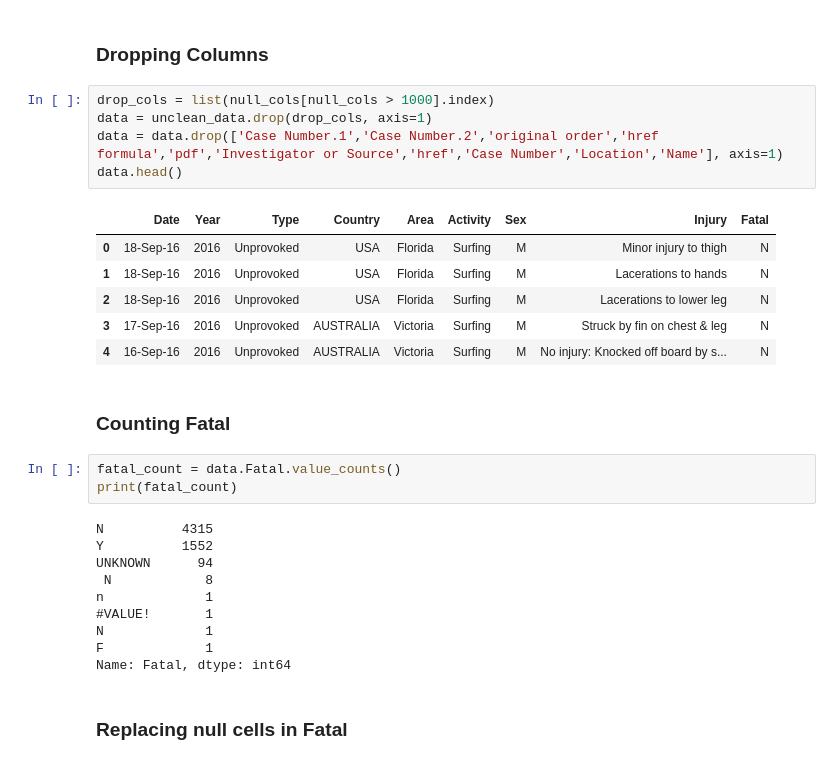
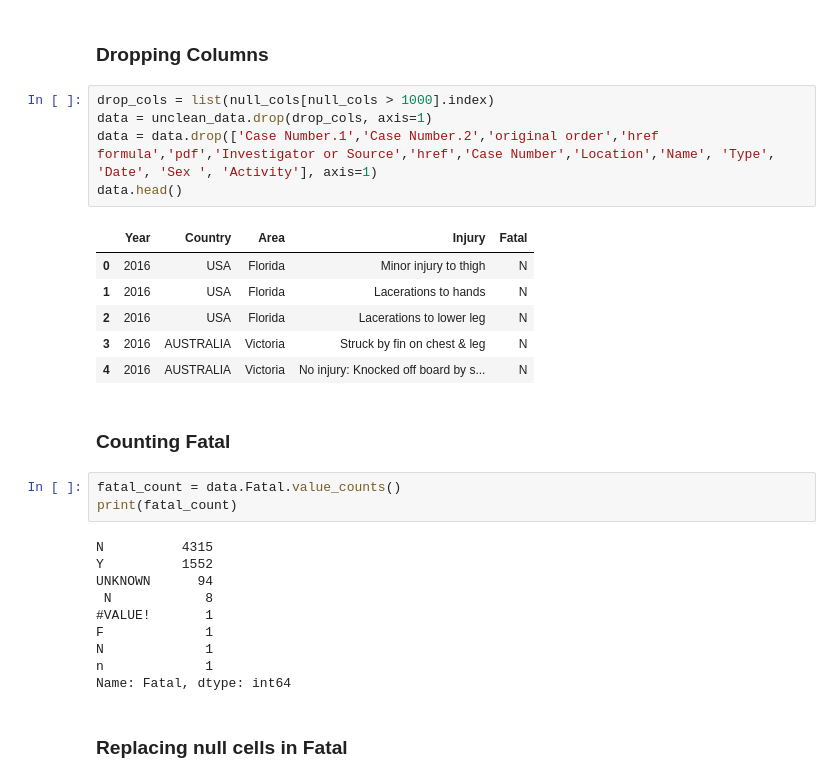
Before and after one commit to ironhack-datalabs/datamad0419, a Jupyter notebook: module-1/pandas-project/your-code/data-wrangling.ipynb, the cells around one changed output. Saved outputs shown, nothing was run; the diff lists cells and outputs as text.

```diff
--- a/module-1/pandas-project/your-code/data-wrangling.ipynb
+++ b/module-1/pandas-project/your-code/data-wrangling.ipynb
@@ -81,15 +81,15 @@ unclean_data.isnull().sum().sum() # Adding total numbers of null
 # %%
 drop_cols = list(null_cols[null_cols > 1000].index)
 data = unclean_data.drop(drop_cols, axis=1)
-data = data.drop(['Case Number.1','Case Number.2','original order','href formula','pdf','Investigator or Source','href','Case Number','Location','Name'], axis=1)
+data = data.drop(['Case Number.1','Case Number.2','original order','href formula','pdf','Investigator or Source','href','Case Number','Location','Name', 'Type', 'Date', 'Sex ', 'Activity'], axis=1)
 data.head()
 # %% [output]
-|  | Date | Year | Type | Country | Area | Activity | Sex | Injury | Fatal |
-| 0 | 18-Sep-16 | 2016 | Unprovoked | USA | Florida | Surfing | M | Minor injury to thigh | N |
-| 1 | 18-Sep-16 | 2016 | Unprovoked | USA | Florida | Surfing | M | Lacerations to hands | N |
-| 2 | 18-Sep-16 | 2016 | Unprovoked | USA | Florida | Surfing | M | Lacerations to lower leg | N |
-| 3 | 17-Sep-16 | 2016 | Unprovoked | AUSTRALIA | Victoria | Surfing | M | Struck by fin on chest & leg | N |
-| 4 | 16-Sep-16 | 2016 | Unprovoked | AUSTRALIA | Victoria | Surfing | M | No injury: Knocked off board by s... | N |
+|  | Year | Country | Area | Injury | Fatal |
+| 0 | 2016 | USA | Florida | Minor injury to thigh | N |
+| 1 | 2016 | USA | Florida | Lacerations to hands | N |
+| 2 | 2016 | USA | Florida | Lacerations to lower leg | N |
+| 3 | 2016 | AUSTRALIA | Victoria | Struck by fin on chest & leg | N |
+| 4 | 2016 | AUSTRALIA | Victoria | No injury: Knocked off board by s... | N |
 # %% [markdown]
 ### Counting Fatal
 # %%
@@ -100,10 +100,10 @@ N          4315
 Y          1552
 UNKNOWN      94
  N            8
+#VALUE!       1
+F             1
+N             1
 n             1
-#VALUE!       1
-N             1
-F             1
 Name: Fatal, dtype: int64
 # %% [markdown]
 ### Replacing null cells in Fatal
```
Also changed, not shown: parts of 15 cells of this notebook.
